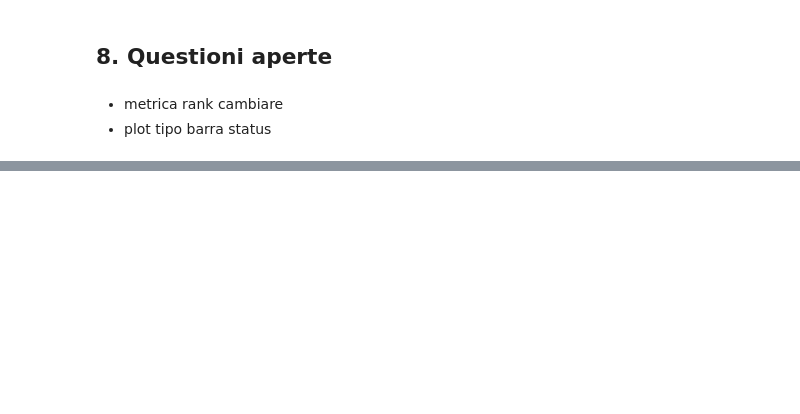
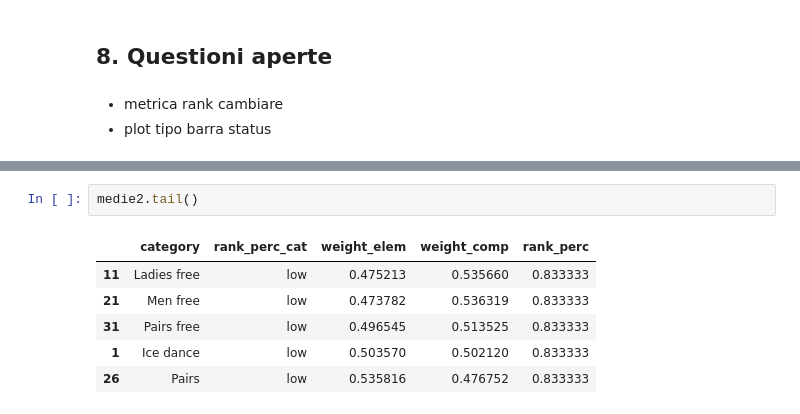
Before and after one commit to valinsogna/data_visualization_project, a Jupyter notebook: question_3.ipynb, the cells around one changed output, grey strips where cells are left out. Cells and saved outputs as stored; diff of their text form; blank space fills up the shorter version.

```diff
--- a/question_3.ipynb
+++ b/question_3.ipynb
@@ -504,0 +579,9 @@ bubble_medie.show()
+# %%
+medie2.tail()
+# %% [output]
+|  | category | rank_perc_cat | weight_elem | weight_comp | rank_perc |
+| 11 | Ladies free | low | 0.475213 | 0.535660 | 0.833333 |
+| 21 | Men free | low | 0.473782 | 0.536319 | 0.833333 |
+| 31 | Pairs free | low | 0.496545 | 0.513525 | 0.833333 |
+| 1 | Ice dance | low | 0.503570 | 0.502120 | 0.833333 |
+| 26 | Pairs | low | 0.535816 | 0.476752 | 0.833333 |
```
Also changed, not shown: parts of 26 cells of this notebook.
